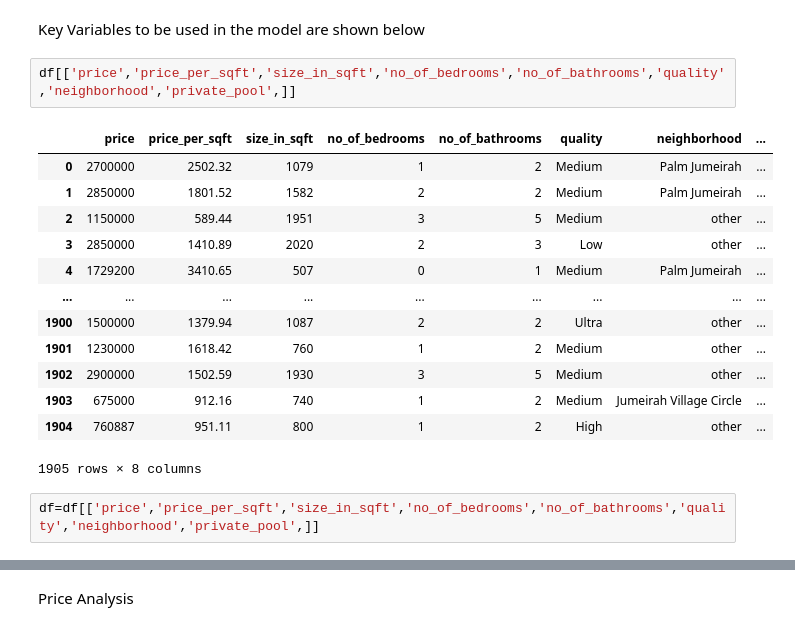
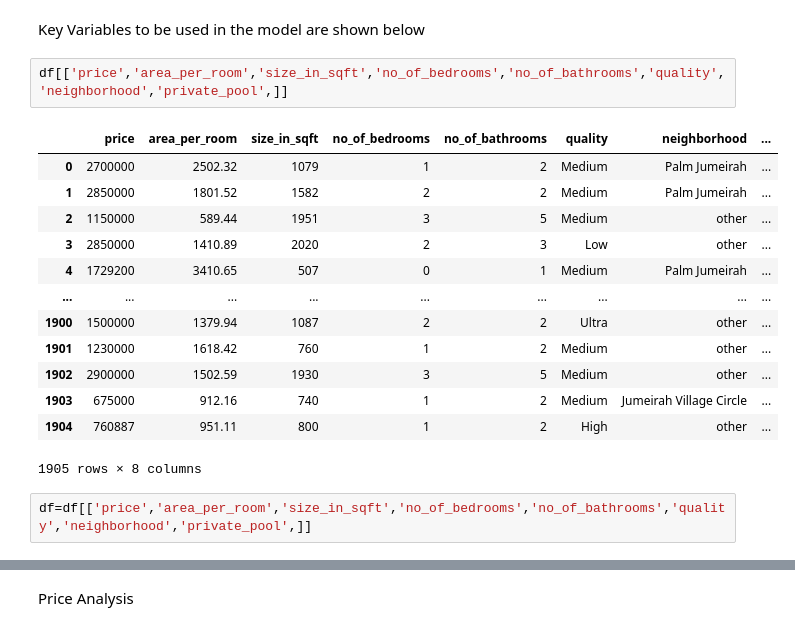
Before and after one commit to PatienceMutede/Real-Estate-Price-Prediction, a Jupyter notebook: Real_Estate_Price_Prediction_project.ipynb, the cells around one changed output, grey strips where cells are left out. Drawn from its saved outputs; the diff is of its cells as text.

```diff
--- a/Real_Estate_Price_Prediction_project.ipynb
+++ b/Real_Estate_Price_Prediction_project.ipynb
@@ -185,9 +189,9 @@ df.head()
 # %% [markdown]
 Key Variables to be used in the model are shown below
 # %%
-df[['price','price_per_sqft','size_in_sqft','no_of_bedrooms','no_of_bathrooms','quality','neighborhood','private_pool',]]
+df[['price','area_per_room','size_in_sqft','no_of_bedrooms','no_of_bathrooms','quality','neighborhood','private_pool',]]
 # %% [output]
-|  | price | price_per_sqft | size_in_sqft | no_of_bedrooms | no_of_bathrooms | quality | neighborhood | ... |
+|  | price | area_per_room | size_in_sqft | no_of_bedrooms | no_of_bathrooms | quality | neighborhood | ... |
 | 0 | 2700000 | 2502.32 | 1079 | 1 | 2 | Medium | Palm Jumeirah | ... |
 | 1 | 2850000 | 1801.52 | 1582 | 2 | 2 | Medium | Palm Jumeirah | ... |
 | 2 | 1150000 | 589.44 | 1951 | 3 | 5 | Medium | other | ... |
@@ -201,7 +205,7 @@ df[['price','price_per_sqft','size_in_sqft','no_of_bedrooms','no_of_bathrooms','
 | 1904 | 760887 | 951.11 | 800 | 1 | 2 | High | other | ... |
 1905 rows × 8 columns
 # %%
-df=df[['price','price_per_sqft','size_in_sqft','no_of_bedrooms','no_of_bathrooms','quality','neighborhood','private_pool',]]
+df=df[['price','area_per_room','size_in_sqft','no_of_bedrooms','no_of_bathrooms','quality','neighborhood','private_pool',]]
 # %%
 df
 # %% [output]
```
Also changed, not shown: parts of 20 cells of this notebook.
